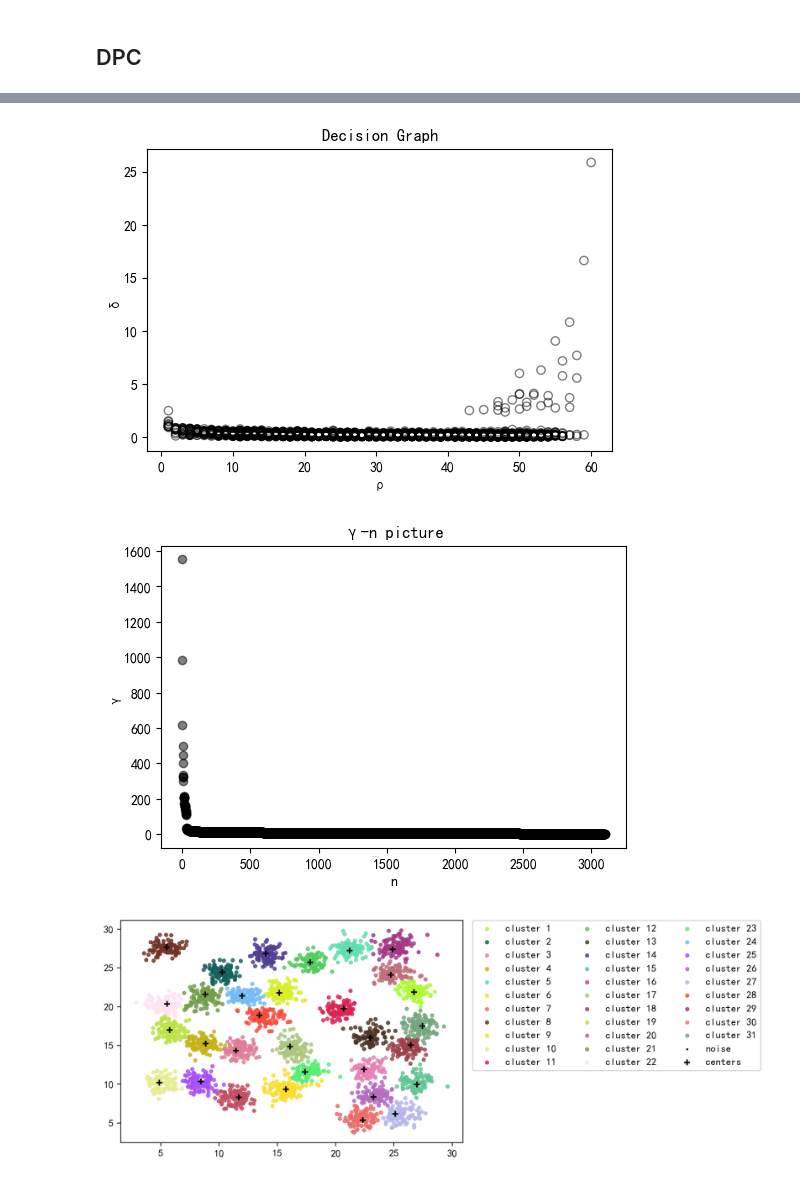
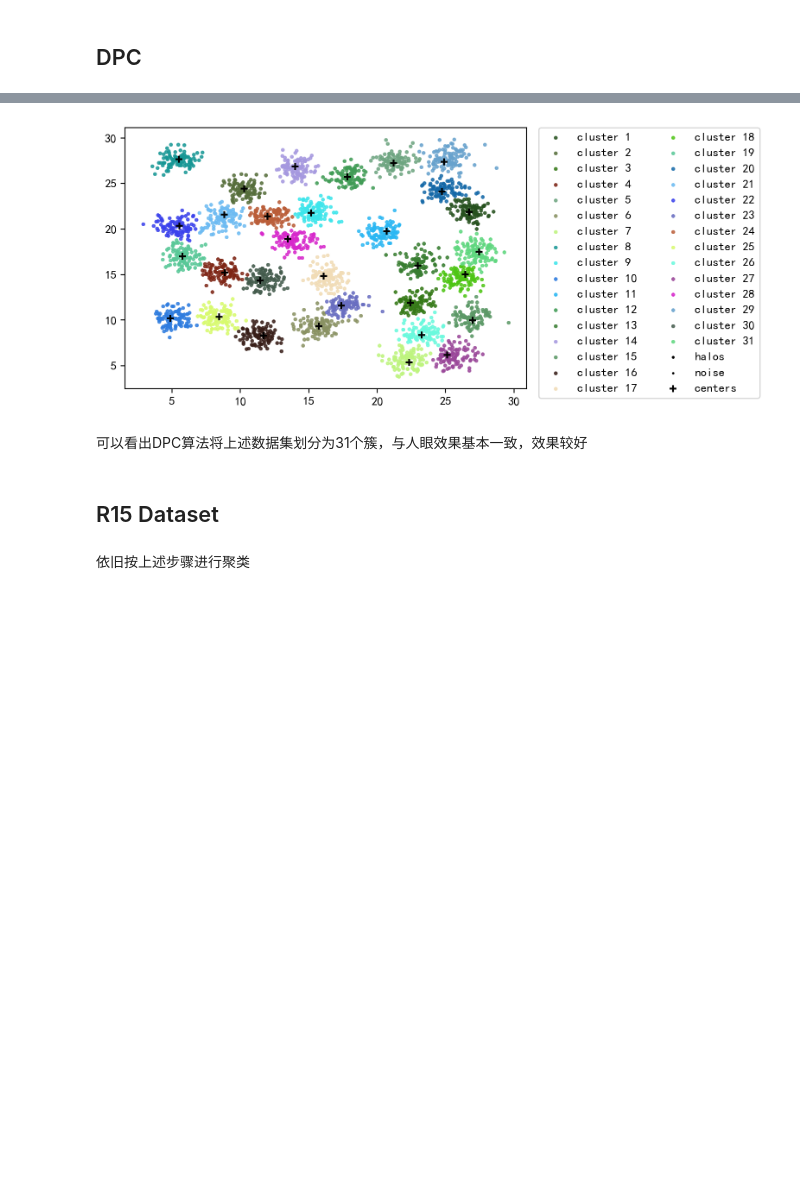
Before and after one commit to ShidaWang02/USTC-2022-FALL-ML-LAB, a Jupyter notebook: DPC/main.ipynb, the cells around one changed output, grey strips where cells are left out. Cells and saved outputs as stored; diff of their text form; code cells hidden in the pictures; blank space fills up the shorter version.

```diff
--- a/DPC/main.ipynb
+++ b/DPC/main.ipynb
@@ -233,10 +289,11 @@ model1.ShowCluster(data1)
 # %%
-model2 = DPC()
-model2.fit(data2,0.01)
-model2.ShowRhoDelta()
-model2.ShowGamma()
+model2.fit(data2,70,percent=0.01)
 model2.ShowCluster(data2)
 # %% [output]
-[figure, old version]
+[figure, new version]
-[figure, removed]
-[figure, removed]
+# %% [markdown]
+可以看出DPC算法将上述数据集划分为31个簇，与人眼效果基本一致，效果较好
+# %% [markdown]
+## R15 Dataset
+# %% [markdown]
+依旧按上述步骤进行聚类
```
Also changed, not shown: parts of 22 cells of this notebook, 25 other files.
